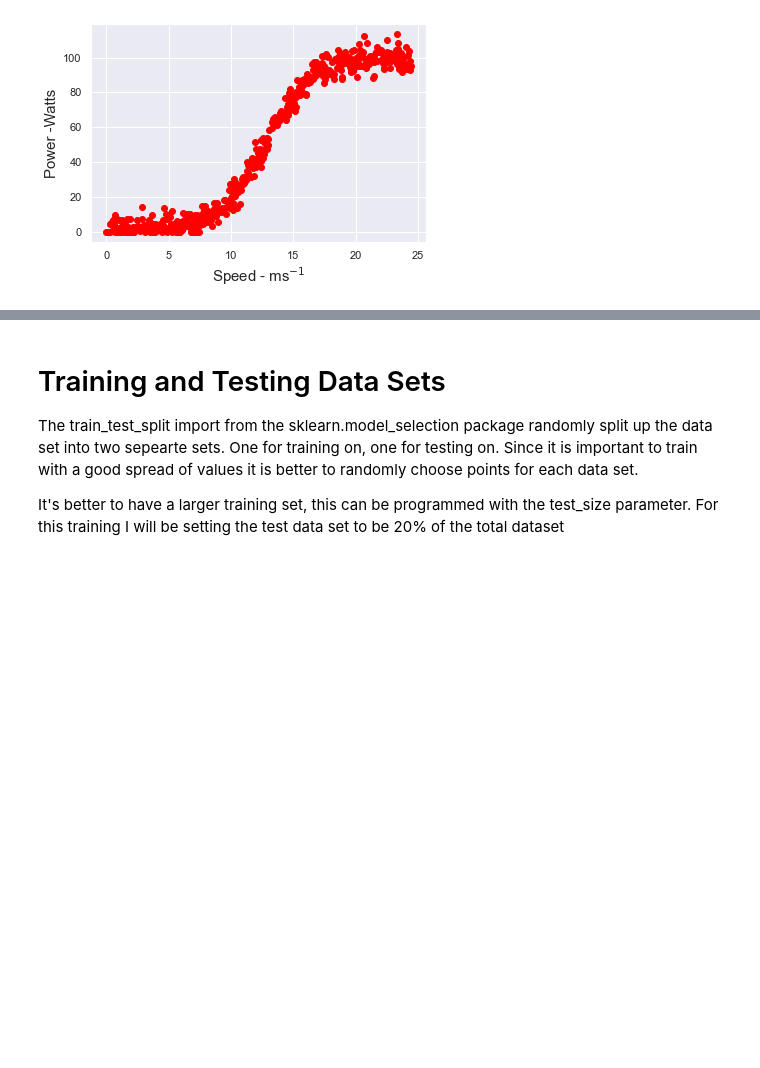
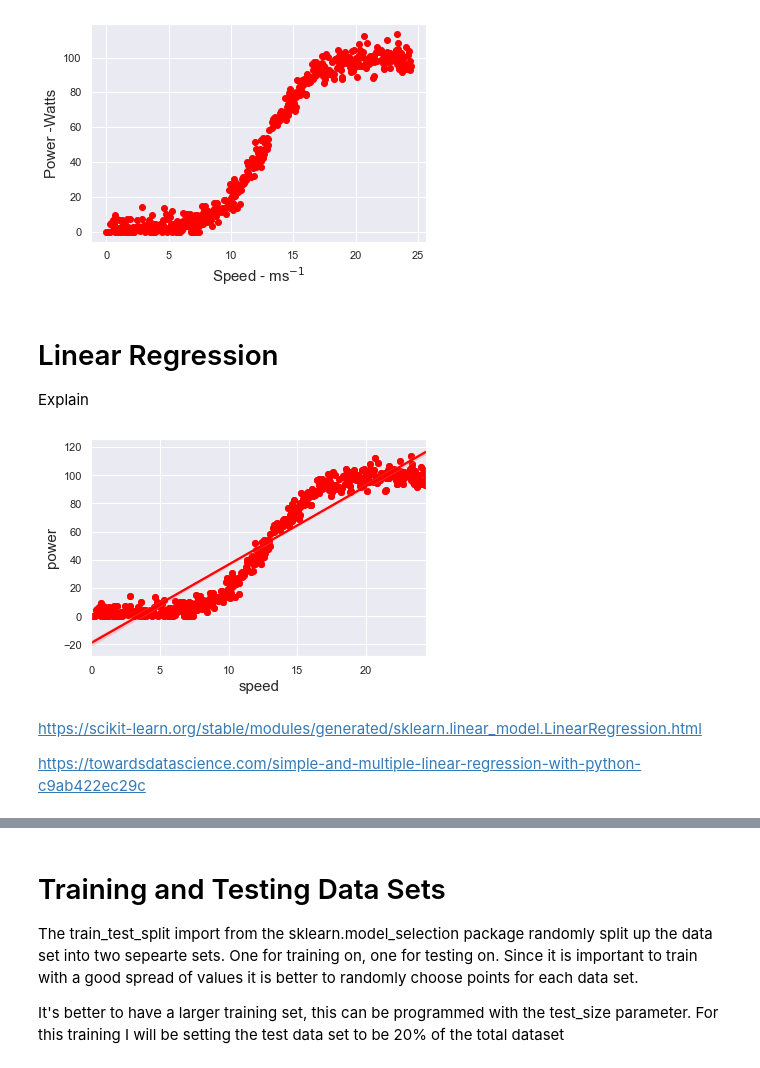
Before and after one commit to NeilByrne97/Emerging-Technology-Assessment, a Jupyter notebook: Training.ipynb, the cells around one changed output, grey strips where cells are left out. Cells and saved outputs as stored; diff of their text form; code cells hidden in the pictures; blank space fills up the shorter version.

```diff
--- a/Training.ipynb
+++ b/Training.ipynb
@@ -98,3 +110,25 @@ X = X.reshape(-1, 1)
 scatter_plot(X, y)
 # %% [output]
 [figure]
+# %% [markdown]
+# Linear Regression
+
+
+Explain
+# %%
+def reg_plot(X, y):
+    plt.scatter(X, y, color="red");
+    # the x label of plot
+    plt.xlabel("Speed - ms$^{-1}$", fontsize=15)
+    # the y label of plot
+    plt.ylabel("Power -Watts", fontsize=15)
+
+    sb.regplot(x='speed',y='power',data = data, color = "red") # regplot to visualise a simple linear regression
+
+reg_plot(X, y)
+# %% [output]
+[figure, added]
+# %% [markdown]
+https://scikit-learn.org/stable/modules/generated/sklearn.linear_model.LinearRegression.html
+
+https://towardsdatascience.com/simple-and-multiple-linear-regression-with-python-c9ab422ec29c
```
Also changed, not shown: parts of 2 cells of this notebook, 1 other file.
